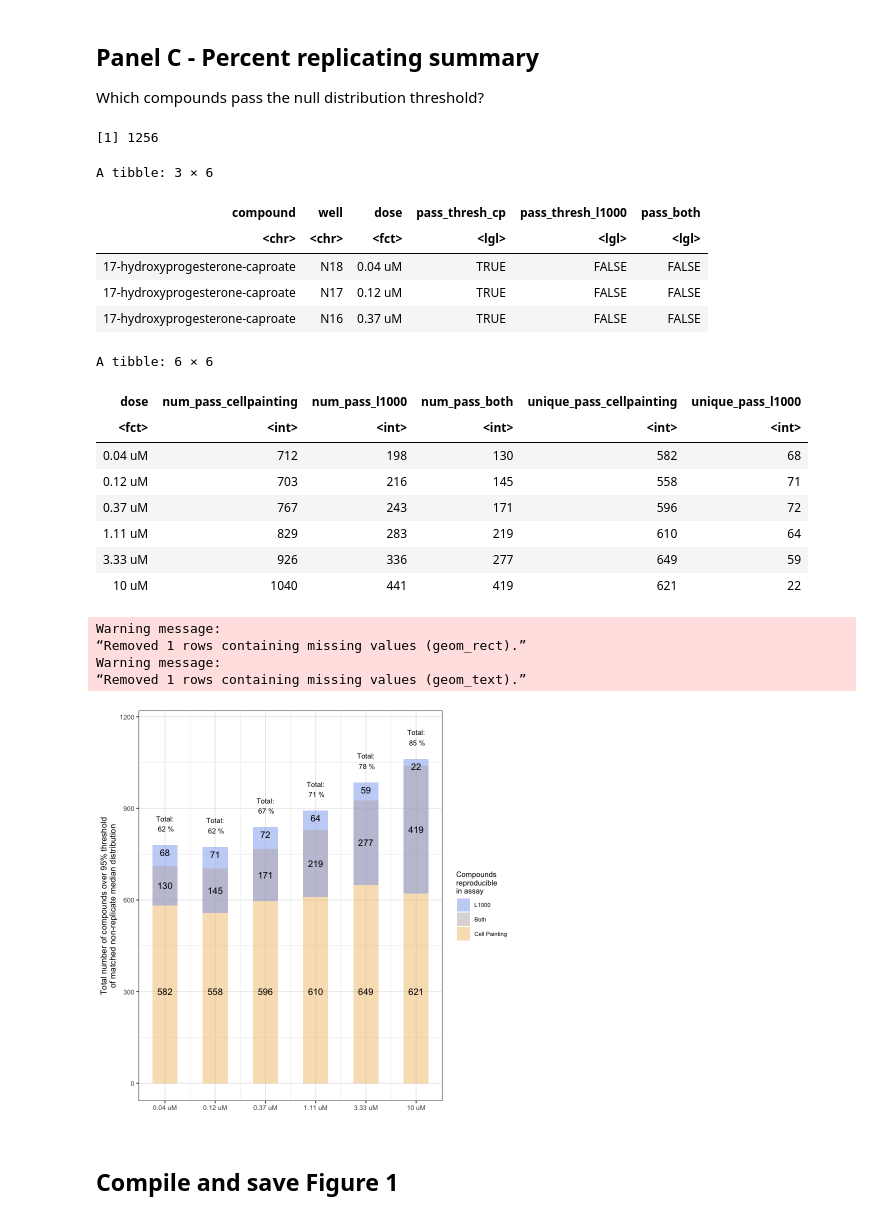
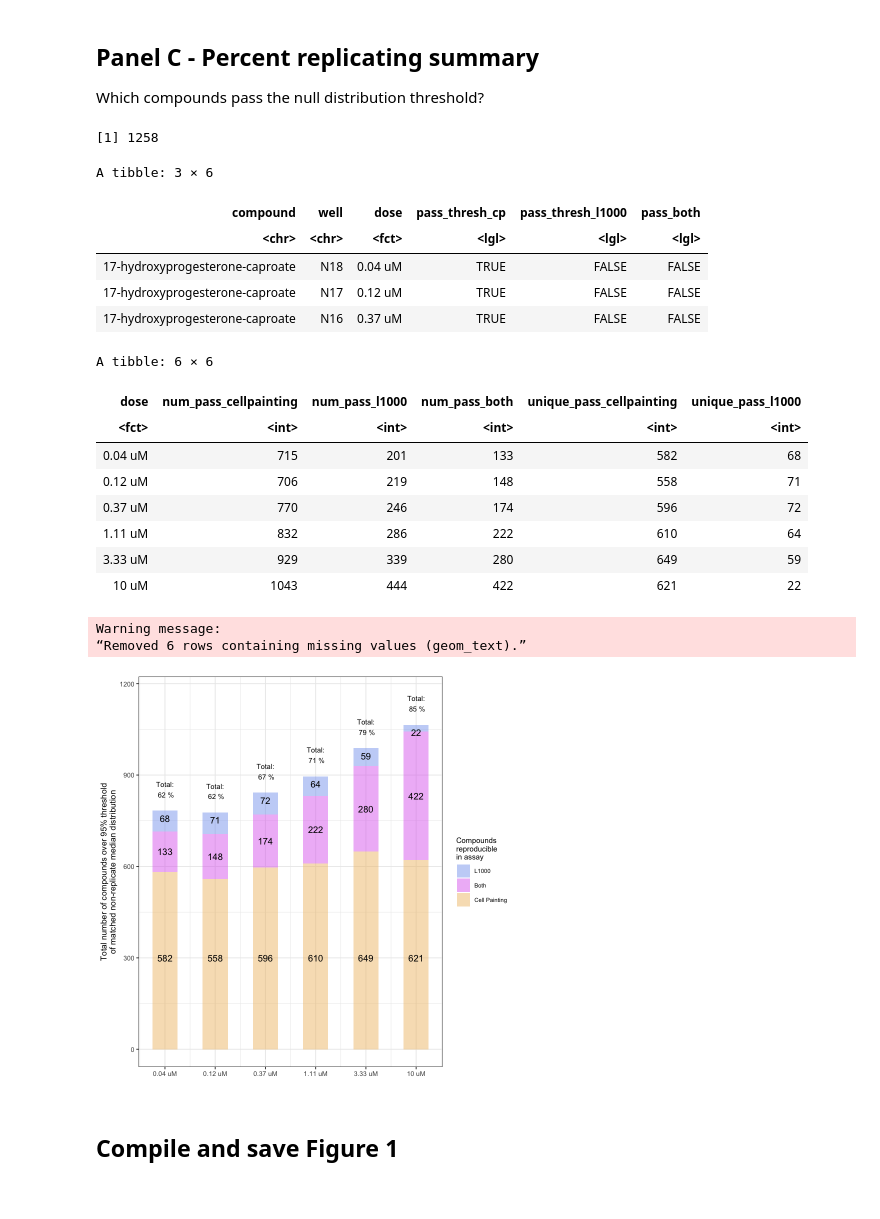
Before and after one commit to broadinstitute/lincs-profiling-complementarity, a Jupyter notebook: 6.paper_figures/figure1.ipynb, the cells around one changed output. Drawn from its saved outputs; the diff is of its cells as text; code cells hidden in the pictures.

Commit message:
update figure 1 colors and colorbar label

```diff
--- a/6.paper_figures/figure1.ipynb
+++ b/6.paper_figures/figure1.ipynb
@@ -225,14 +228,15 @@ panel_b_gg
 Which compounds pass the null distribution threshold?
 # %%
 significant_compounds_df <- pr_summary_df %>%
-    dplyr::select(compound, well, dose, pass_thresh_cp, pass_thresh_l1000, pass_both)
+    dplyr::select(compound, well, dose, pass_thresh_cp, pass_thresh_l1000, pass_both) %>%
+    tidyr::drop_na()
 
 total_compounds <- length(unique(significant_compounds_df$compound))
 print(total_compounds)
 
 head(significant_compounds_df, 3)
 # %% [output]
-[1] 1256
+[1] 1258
 A tibble: 3 × 6
 | compound | well | dose | pass_thresh_cp | pass_thresh_l1000 | pass_both |
 | <chr> | <chr> | <fct> | <lgl> | <lgl> | <lgl> |
@@ -260,12 +264,12 @@ pass_thresh_summary_df
 A tibble: 6 × 6
 | dose | num_pass_cellpainting | num_pass_l1000 | num_pass_both | unique_pass_cellpainting | unique_pass_l1000 |
 | <fct> | <int> | <int> | <int> | <int> | <int> |
-| 0.04 uM | 712 | 198 | 130 | 582 | 68 |
-| 0.12 uM | 703 | 216 | 145 | 558 | 71 |
-| 0.37 uM | 767 | 243 | 171 | 596 | 72 |
-| 1.11 uM | 829 | 283 | 219 | 610 | 64 |
-| 3.33 uM | 926 | 336 | 277 | 649 | 59 |
-| 10 uM | 1040 | 441 | 419 | 621 | 22 |
+| 0.04 uM | 715 | 201 | 133 | 582 | 68 |
+| 0.12 uM | 706 | 219 | 148 | 558 | 71 |
+| 0.37 uM | 770 | 246 | 174 | 596 | 72 |
+| 1.11 uM | 832 | 286 | 222 | 610 | 64 |
+| 3.33 uM | 929 | 339 | 280 | 649 | 59 |
+| 10 uM | 1043 | 444 | 422 | 621 | 22 |
 # %%
 # Prep data and text for plotting
 cell_painting_rect <- pass_thresh_summary_df %>%
@@ -329,36 +341,43 @@ full_rect <- full_rect %>%
 
 full_rect$assay <- factor(full_rect$assay, levels = c("L1000", "Both", "Cell Painting"))
 # %%
-updated_assay_colors <- c(assay_colors, "Both" = "#BDB4B4")
+updated_assay_colors <- c(assay_colors, "Both" = "#DF74F0")
 
 panel_c_gg <- (
     ggplot(full_rect)
-    + geom_rect(aes(fill = assay, ymin = ymin_bar, ymax = ymax_bar, xmin = xmin_bar, xmax = xmax_bar), alpha = 0.5)
+    + geom_rect(
+        aes(
+            fill = assay,
+            ymin = updated_ymin_bar,
+            ymax = updated_ymax_bar,
+            xmin = xmin_bar,
+            xmax = xmax_bar
+        ),
+        alpha = 0.5
+    )
     + geom_text(aes(x = xmin_bar + 0.5, y = label_text_y, label = unique_pass))
     + geom_text(data = num_pass_both_text, aes(x = xmin_bar + 0.5, y = label_text_y, label = num_pass_both))
     # Select only L1000 below to not duplicate text
     + geom_text(
         data = full_rect %>% dplyr::filter(assay == "L1000"),
         aes(x = xmin_bar + 0.5, y = ymax_bar + 70, label = num_pass_percentile),
         size = 3
     )
     + scale_fill_manual("Compounds\nreproducible\nin assay", values = updated_assay_colors)
     + theme_bw()
     + figure_theme
     + scale_x_continuous(labels = num_pass_both_text$dose, breaks = seq(0.5, length(num_pass_both_text$dose) * 2, 2))
     + ylab("Total number of compounds over 95% threshold\nof matched non-replicate median distribution")
     + xlab("")
     + ylim(0, max(full_rect$num_pass_total, na.rm = TRUE) + 100)
 
 )
 
 panel_c_gg
 # %% [output]
 Warning message:
-“Removed 1 rows containing missing values (geom_rect).”
-Warning message:
-“Removed 1 rows containing missing values (geom_text).”
+“Removed 6 rows containing missing values (geom_text).”
-[figure, old version]
+[figure, new version]
 # %% [markdown]
 ## Compile and save Figure 1
 # %%
```
Also changed, not shown: parts of 5 cells of this notebook, 1 other file.
